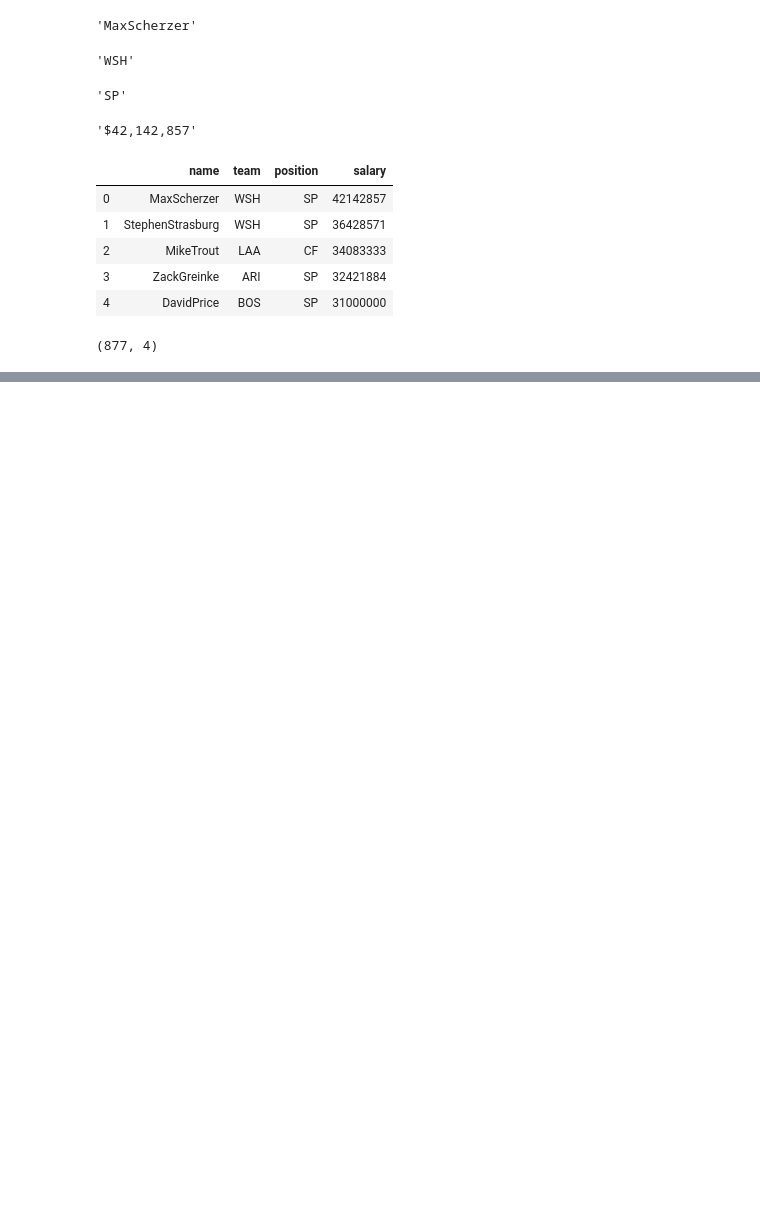
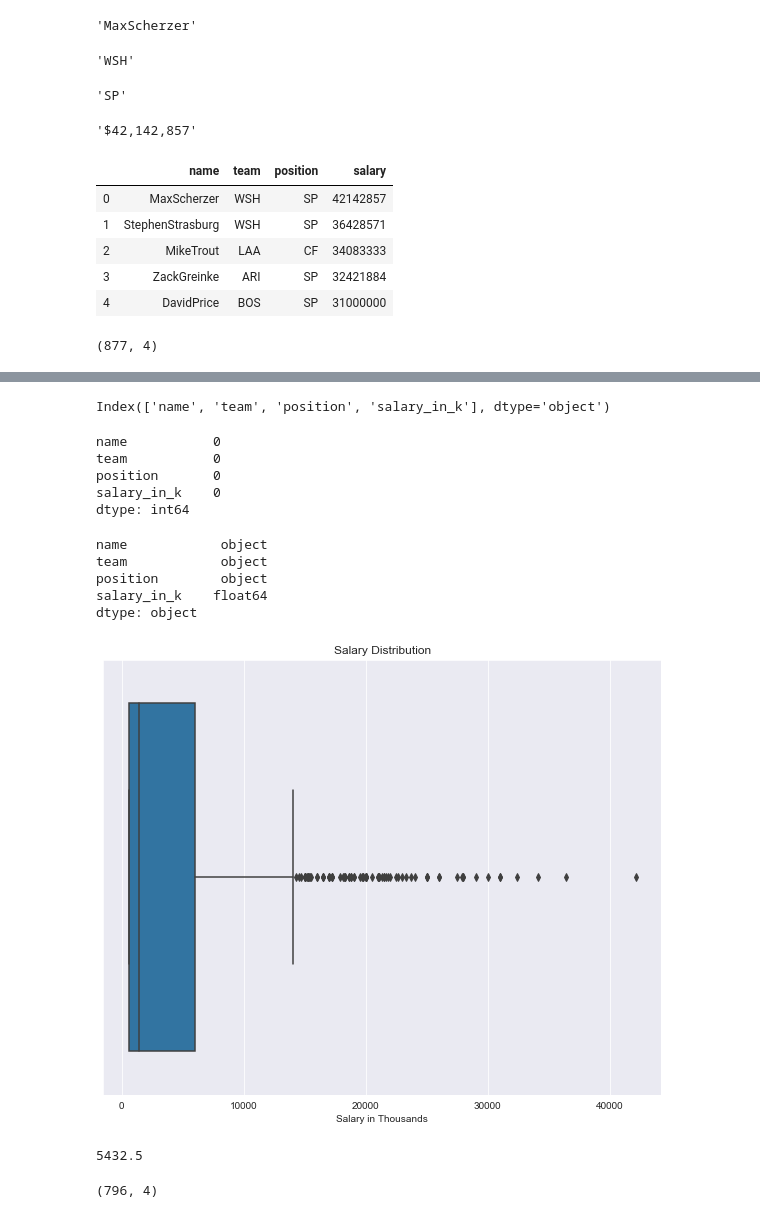
Before and after one commit to mcerow/baseball_salaries, a Jupyter notebook: blog_4.ipynb, the cells around one changed output, grey strips where cells are left out. Drawn from its saved outputs; the diff is of its cells as text; code cells hidden in the pictures; blank space fills up the shorter version.

```diff
--- a/blog_4.ipynb
+++ b/blog_4.ipynb
@@ -144,0 +164,2 @@ df.shape
+# %%
+df['salary'] = df['salary'].map(lambda x: round(x/1000, 1))
@@ -144,0 +178,22 @@ df.shape
+# %%
+df.rename(columns = {'salary': 'salary_in_k'}, inplace=True)
+# %%
+df.columns
+# %% [output]
+Index(['name', 'team', 'position', 'salary_in_k'], dtype='object')
+# %%
+df.isnull().sum()
+# %% [output]
+name           0
+team           0
+position       0
+salary_in_k    0
+dtype: int64
+# %%
+df.dtypes
+# %% [output]
+name            object
+team            object
+position        object
+salary_in_k    float64
+dtype: object
@@ -144,0 +204,21 @@ df.shape
+# %%
+plt.figure(figsize=(10,8))
+sns.boxplot(df['salary_in_k'])
+plt.xlabel("Salary in Thousands")
+plt.title("Salary Distribution")
+
+plt.show()
+# %% [output]
+[figure, added]
+# %%
+Q1 = df['salary_in_k'].quantile(0.25)
+Q3 = df['salary_in_k'].quantile(0.75)
+IQR = Q3 - Q1
+print(IQR)
+# %% [output]
+5432.5
+# %%
+df = df[~((df['salary_in_k'] < (Q1 - 1.5 * IQR)) |(df['salary_in_k'] > (Q3 + 1.5 * IQR)))]
+df.shape
+# %% [output]
+(796, 4)
```
Also changed, not shown: parts of 43 cells of this notebook.
